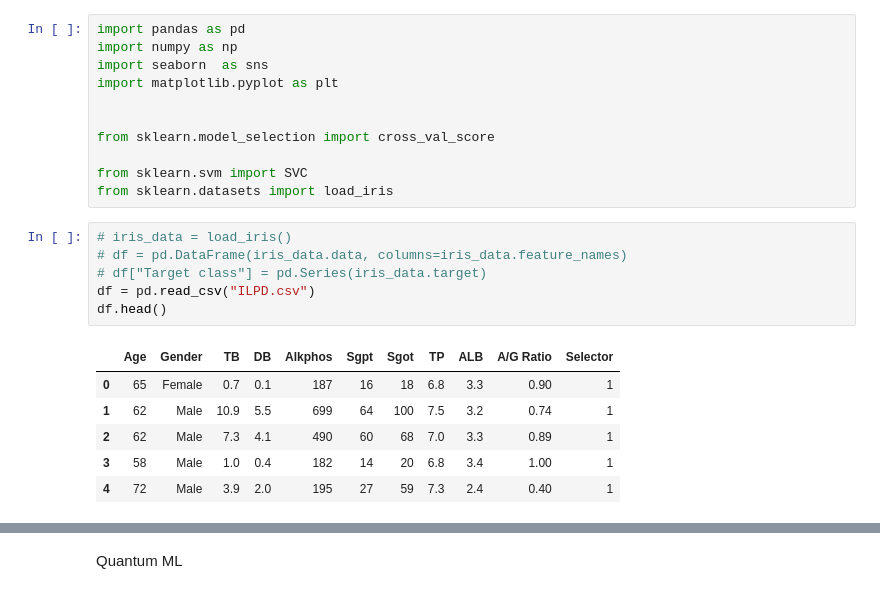
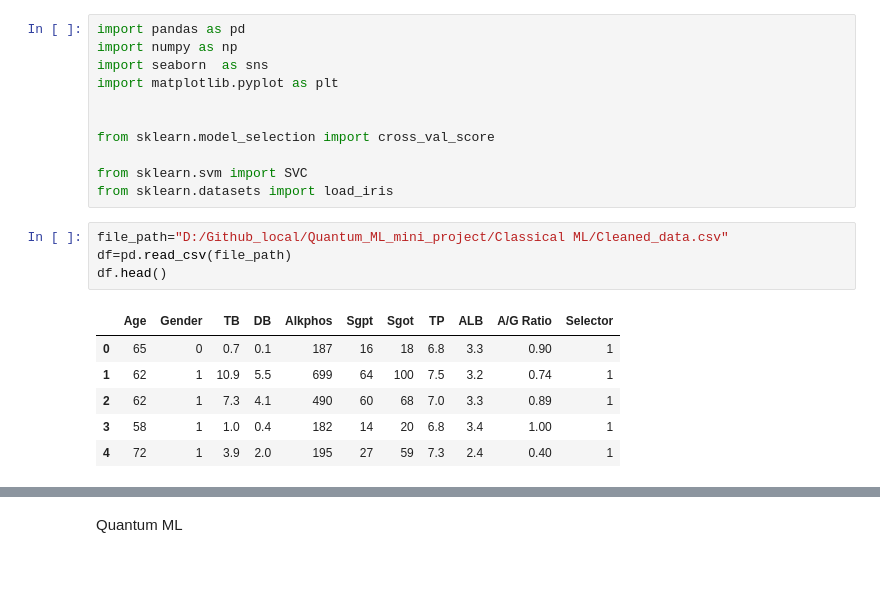
Before and after one commit to MayankRajbasu/Quantum_ML_on_Liver_Dataset, a Jupyter notebook: VQC.ipynb, the cells around one changed output, grey strips where cells are left out. Saved outputs shown, nothing was run; the diff lists cells and outputs as text.

```diff
--- a/VQC.ipynb
+++ b/VQC.ipynb
@@ -12,15 +12,13 @@ from sklearn.model_selection import cross_val_score
 from sklearn.svm import SVC
 from sklearn.datasets import load_iris
 # %%
-# iris_data = load_iris()
-# df = pd.DataFrame(iris_data.data, columns=iris_data.feature_names)
-# df["Target class"] = pd.Series(iris_data.target)
-df = pd.read_csv("ILPD.csv")
+file_path="D:/Github_local/Quantum_ML_mini_project/Classical ML/Cleaned_data.csv"
+df=pd.read_csv(file_path)
 df.head()
 # %% [output]
 |  | Age | Gender | TB | DB | Alkphos | Sgpt | Sgot | TP | ALB | A/G Ratio | Selector |
-| 0 | 65 | Female | 0.7 | 0.1 | 187 | 16 | 18 | 6.8 | 3.3 | 0.90 | 1 |
-| 1 | 62 | Male | 10.9 | 5.5 | 699 | 64 | 100 | 7.5 | 3.2 | 0.74 | 1 |
-| 2 | 62 | Male | 7.3 | 4.1 | 490 | 60 | 68 | 7.0 | 3.3 | 0.89 | 1 |
-| 3 | 58 | Male | 1.0 | 0.4 | 182 | 14 | 20 | 6.8 | 3.4 | 1.00 | 1 |
-| 4 | 72 | Male | 3.9 | 2.0 | 195 | 27 | 59 | 7.3 | 2.4 | 0.40 | 1 |
+| 0 | 65 | 0 | 0.7 | 0.1 | 187 | 16 | 18 | 6.8 | 3.3 | 0.90 | 1 |
+| 1 | 62 | 1 | 10.9 | 5.5 | 699 | 64 | 100 | 7.5 | 3.2 | 0.74 | 1 |
+| 2 | 62 | 1 | 7.3 | 4.1 | 490 | 60 | 68 | 7.0 | 3.3 | 0.89 | 1 |
+| 3 | 58 | 1 | 1.0 | 0.4 | 182 | 14 | 20 | 6.8 | 3.4 | 1.00 | 1 |
+| 4 | 72 | 1 | 3.9 | 2.0 | 195 | 27 | 59 | 7.3 | 2.4 | 0.40 | 1 |
```
Also changed, not shown: parts of 10 cells of this notebook, 5 other files.
